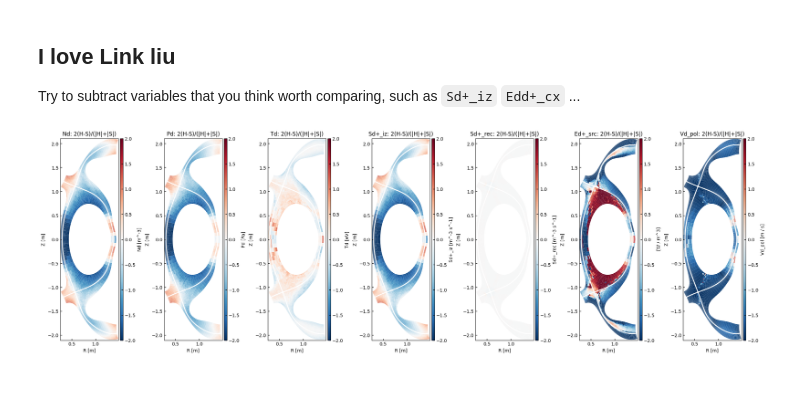
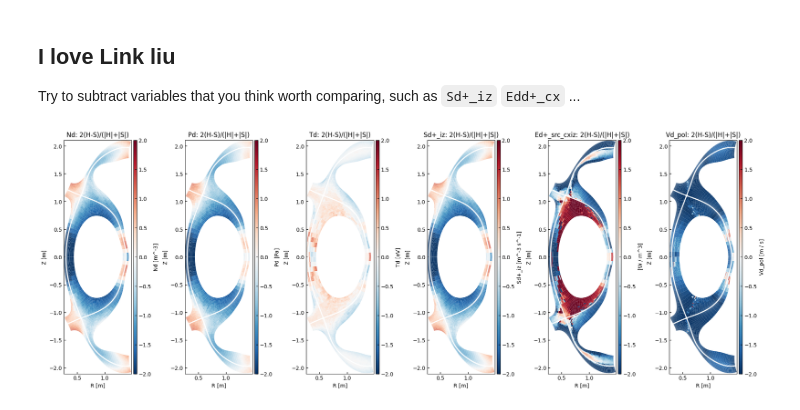
Before and after one commit to sun51027/hermes3-2dplots, a Jupyter notebook: penetration_analysis.ipynb, the cells around one changed output. Cells and saved outputs as stored; diff of their text form; code cells hidden in the pictures; blank space fills up the shorter version.

```diff
--- a/penetration_analysis.ipynb
+++ b/penetration_analysis.ipynb
@@ -49,7 +49,7 @@ db = CaseDB(
 )
 
 toload = [
-    dict(name="260923_highrsl_fixplsbg_fromsolps_1e21_roomT", id="260923_highrsl_fixplsbg_fromsolps_1e21_roomT", unnormalise_geom = True, use_xhermes = True, squash = True),
+    dict(name="260717_highrsl_6e20_coreOO", id="260717_highrsl_6e20_coreOO", unnormalise_geom = True, use_xhermes = True, squash = True),
 ]
 
 cs = {}
@@ -70,10 +70,10 @@ Unnormalising with xHermes
 # %% [markdown]
 #### Choose your datatset
 # %%
-ds = cs["260923_highrsl_fixplsbg_fromsolps_1e21_roomT"].ds.isel(t=-1)
+ds = cs["260717_highrsl_6e20_coreOO"].ds.isel(t=-1)
 
 # SOLPS
-solps_path = "../ref_puff1e21_radbc0_mirrorsides_atoms_recyct0p99_nofluxlim_novis_nocorrcore_corebccon8_ionisingcore_lluciani0"
+solps_path = "../SOLPS_origin_1e21"
 bal = SOLPScase(solps_path)
 bal = adapt_solps_conventions(bal)
 # %% [output]
@@ -284,17 +321,18 @@ Try to subtract variables that you think worth comparing, such as `Sd+_iz` `Edd+
 # %%
 fields = {
     "Nd": (ds["Nd"], bal.bal["Na"]),
+    # "Nd+": (ds["Nd+"], bal.bal["Nd+"]),
     "Pd": (ds["Pd"], bal.bal["Pa"]),
     "Td": (ds["Td"], bal.bal["Ta"]),
     "Sd+_iz" :(ds["Sd+_iz"], bal.bal["Sd+_iz"]),
-    "Sd+_rec" :(np.abs(ds["Sd+_rec"]), np.abs(bal.bal["Sd+_rec"])),
+    # "Sd+_rec" :(np.abs(ds["Sd+_rec"]), np.abs(bal.bal["Sd+_rec"])),
 
     # hermes-3 Edd+_cx is sink of ion, source of neutral;
     # SOLPS is energy source of ion due to ion-neutral collision (cx+iz)
     # To obtain ion energy source due to cx and iz (matching to solps's eirene_mc_eapl_shi_bal),
     # We should sum up Ed+_iz and negative Edd+_cx
 
-    "Ed+_src" :(ds["Ed+_iz"]-ds["Edd+_cx"], bal.bal["Edd+_cxiz"]),
+    "Ed+_src_cxiz" :(ds["Ed+_iz"]-ds["Edd+_cx"], bal.bal["Edd+_cxiz"]),
     "Vd_pol": (np.abs(ds["Vd_pol"]), np.abs(Vd_pol))
 }
 pol_h = np.r_[2:72, 76:206] # poloidal: drop 0 1 , 72 73, 74 75 , 206 207
@@ -305,7 +343,7 @@ rad_s = np.r_[1:37]        # radial:   0, 37 are guard cell
 # # print(pol_h, rad_h)
 # print(pol_s, rad_s)
 debug=False
-symmetry=True
+symmetry=True #False
 # fig, ax = plt.subplots(1, len(fields), figsize=(30, 60))
 fig, ax = plt.subplots(1, len(fields), figsize=(4 * len(fields), 8))
 for i, (field, (hdata, sdata)) in enumerate(fields.items()):
@@ -328,31 +366,32 @@ for i, (field, (hdata, sdata)) in enumerate(fields.items()):
         # Symmetric relative difference, bounded in [-2, 2]
         rel = np.full(h_guard.shape, np.nan)
         denom = np.abs(h_values) + np.abs(s_values)
         rel[np.ix_(pol_h, rad_h)] = np.divide(
             2 * (h_values - s_values), denom,
             out=np.full_like(denom, np.nan), where=denom != 0,
         )
         diff_norm = h_guard.copy(data=rel)
         diff_norm.bout.polygon(ax=ax[i], cmap="RdBu_r", antialias=True,
                            logscale=False, vmin=-2, vmax=2, separatrix=True)
         ax[i].set_title(f"{field}: 2(H-S)/(|H|+|S|)")
     else:
         # Creat an array for subtraction result with hermes-3 shape
         diff_full_arr = np.full(hdata.transpose("theta","x").shape, np.nan)
         # Specify the location by ix and fill in the values into the array
         diff_full_arr[np.ix_(pol_h, rad_h)] = np.asarray(h_values) - np.asarray(s_values)
 
         print(f"Difference of {field} shape: {diff_full_arr.shape}")
         #  To get the full dataset for the arrary
         diff_full = hdata.transpose("theta", "x").copy(data=diff_full_arr)
         diff_norm = diff_full/hdata.transpose("theta", "x")
+        # diff_norm = diff_full/hdata.transpose("theta", "x")
         # diff_norm.bout.polygon(ax=ax, cmap="RdBu_r", antialias=True,
         diff_norm.bout.polygon(ax=ax[i], cmap="Spectral_r", antialias=True,
                     logscale=True, separatrix=True, )
         ax[i].set_title(f"{field}")
 
 
 
 fig.savefig("diff.pdf")
 # %% [output]
-[figure, old version]
+[figure, new version]
```
Also changed, not shown: parts of 7 cells of this notebook, 7 other files.
